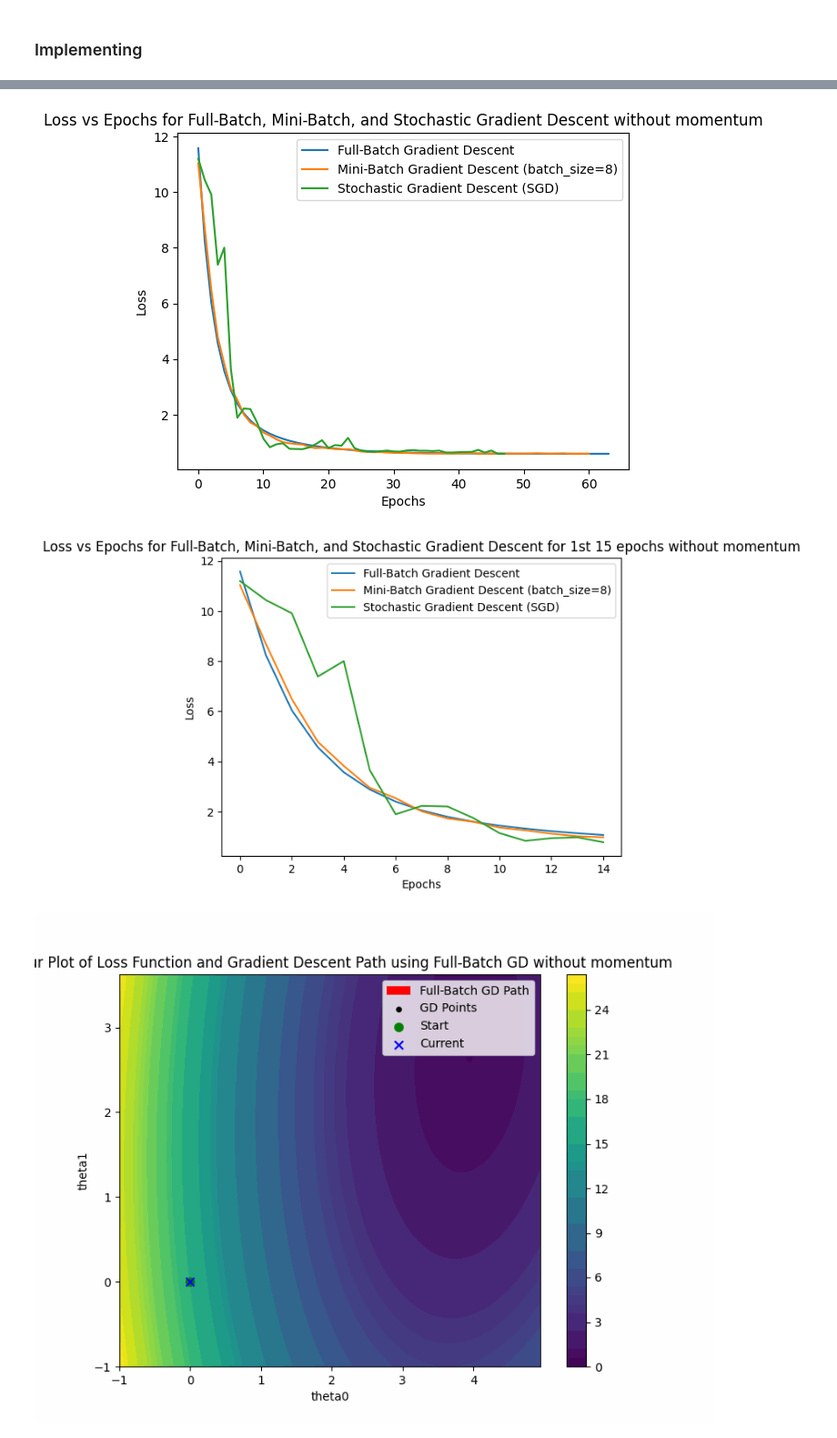
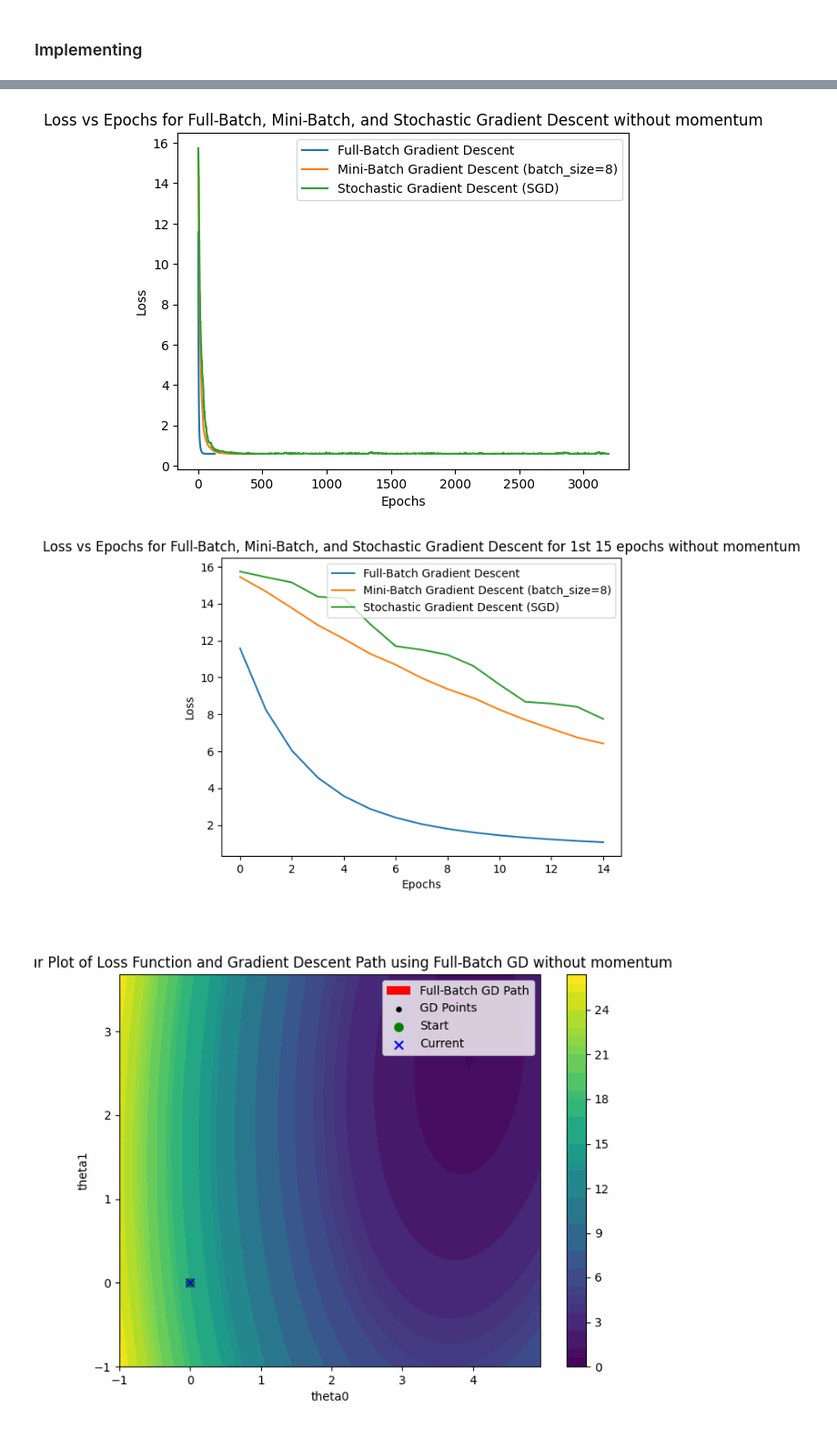
Before and after one commit to nupoor-ka/es335_image_reconstruction, a Jupyter notebook: Task1.ipynb, the cells around one changed output, grey strips where cells are left out. Shown at 91% size. Drawn from its saved outputs; the diff is of its cells as text; code cells hidden in the pictures.

```diff
--- a/Task1.ipynb
+++ b/Task1.ipynb
@@ -132,0 +137,10 @@ Minimum loss:  0.5957541565733316
+# %%
+x_m=np.stack((np.ones(num_samples),x1),axis=1)
+theta_o=np.dot(np.linalg.inv(np.dot(x_m.T,x_m)),(np.dot(x_m.T,y)))
+b_theta0_=theta_o[0]
+b_theta1_=theta_o[1]
+y_best_pred=f(x1,b_theta0_,b_theta1_)
+min_loss=np.mean((y_best_pred-y)**2)
+print("Best Theta0: ",b_theta0_)
+print("Best Theta1: ",b_theta1_)
+print("Minimum loss: ",min_loss)
@@ -168,7 +186,7 @@ def all_gd_scratch(x,y,theta0_i,theta1_i,lr,tol,batch_size,min_loss,r_seed=None)
         loss=np.mean((theta1*x +theta0-y)**2)
         losses.append(loss)
         n_epochs+=1
-        if abs(loss-min_loss)<(tol):
+        if abs(theta0-b_theta0)<=(tol) and abs(theta1-b_theta1)<=tol:
             break
     return theta0,theta1,theta0_s,theta1_s,losses,n_epochs
 # %% [markdown]
@@ -337,9 +358,9 @@ t1_i=0
 # Full Batch GD
 theta0_fb_o,theta1_fb_o,theta_0_s_fb,theta_1_s_fb,losses_fb,fb_epochs=all_gd_scratch(x1,y,t0_i,t1_i,0.1,0.001,None,b_loss,r_seed=45)
 # Mini-Batch GD
-theta0_mb_o,theta1_mb_o,theta_0_s_mb,theta_1_s_mb,losses_mb,mb_epochs=all_gd_scratch(x1,y,t0_i,t1_i,0.1,0.001,8,b_loss,r_seed=45)
+theta0_mb_o,theta1_mb_o,theta_0_s_mb,theta_1_s_mb,losses_mb,mb_epochs=all_gd_scratch(x1,y,t0_i,t1_i,0.02,0.001,8,b_loss,r_seed=45)
 #SGD
-theta0_sgd_o,theta1_sgd_o,theta_0_s_sgd,theta_1_s_sgd,losses_sgd,sgd_epochs=all_gd_scratch(x1,y,t0_i,t1_i,0.1,0.001,1,b_loss,r_seed=45)
+theta0_sgd_o,theta1_sgd_o,theta_0_s_sgd,theta_1_s_sgd,losses_sgd,sgd_epochs=all_gd_scratch(x1,y,t0_i,t1_i,0.0155,0.001,1,b_loss,r_seed=45)
 print('optimal thetas for:\n')
 print('for Full-Batch')
 print(theta0_fb_o,theta1_fb_o)
@@ -403,5 +424,5 @@ for sgd
-[figure, old version]
+[figure, new version]
-[figure, old version]
+[figure, new version]
 # %%
 make_gif(x1,y,theta0_s=theta_0_s_fb,theta1_s=theta_1_s_fb,method="Full-Batch GD", momentum="without momentum",gif_filename='fb_gif.gif')
 # %% [output]
```
Also changed, not shown: parts of 20 cells of this notebook, 6 other files.
